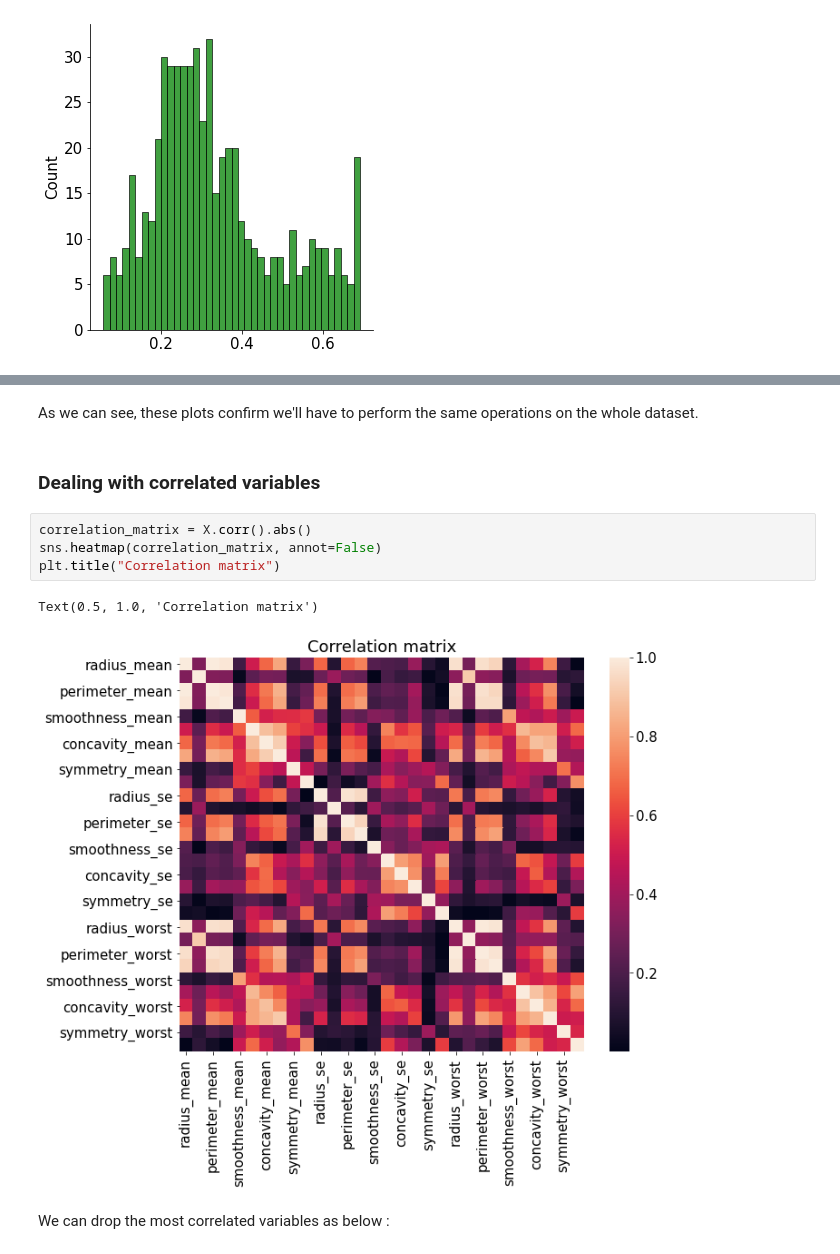
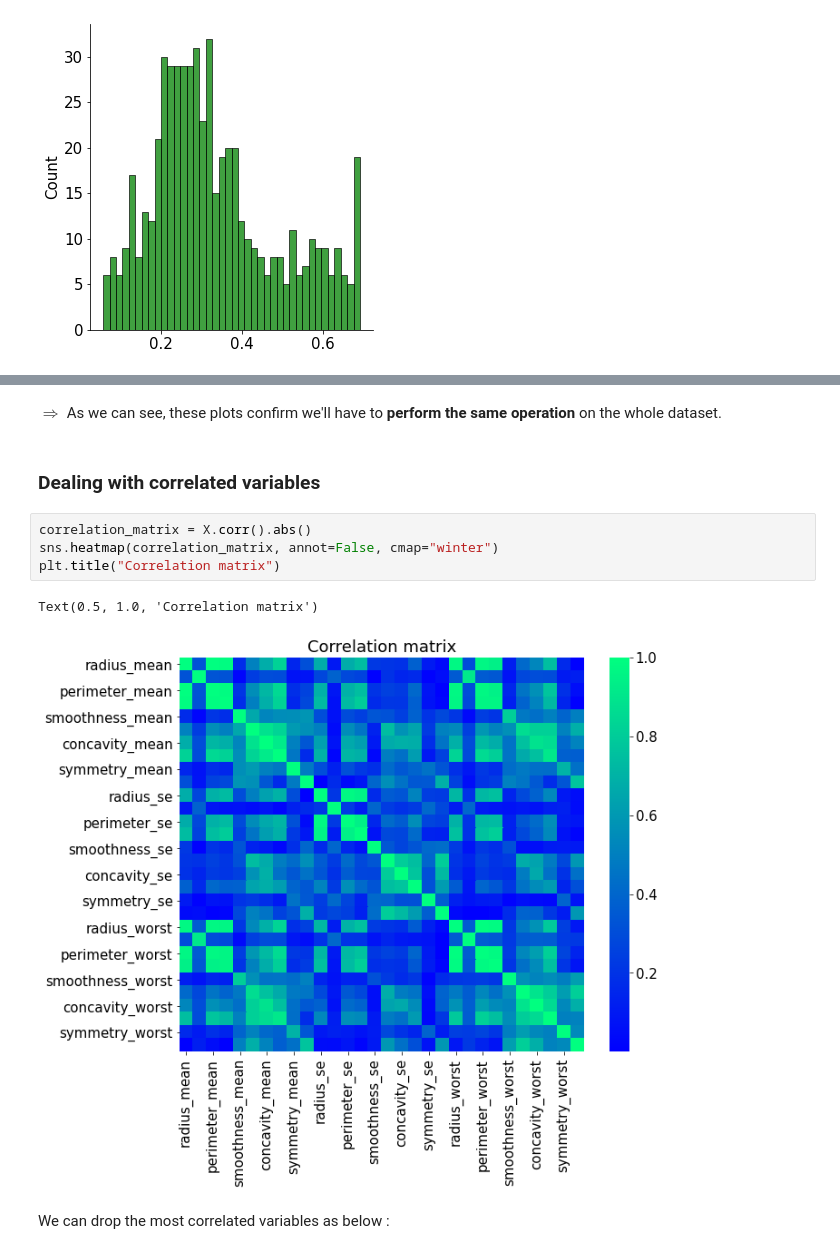
Before and after one commit to lcsrodriguez/intro-ml-assignment, a Jupyter notebook: assignment.ipynb, the cells around one changed output, grey strips where cells are left out. Drawn from its saved outputs; the diff is of its cells as text.

```diff
--- a/assignment.ipynb
+++ b/assignment.ipynb
@@ -697,14 +702,14 @@ for i in range(ax.shape[0]):
 # %% [markdown]
-As we can see, these plots confirm we'll have to perform the same operations on the whole dataset.
+$\Longrightarrow$ As we can see, these plots confirm we'll have to **perform the same operation** on the whole dataset.
 # %% [markdown]
 ### Dealing with correlated variables
 # %%
 correlation_matrix = X.corr().abs()
-sns.heatmap(correlation_matrix, annot=False)
+sns.heatmap(correlation_matrix, annot=False, cmap="winter")
 plt.title("Correlation matrix")
 # %% [output]
 Text(0.5, 1.0, 'Correlation matrix')
-[figure, old version]
+[figure, new version]
 # %% [markdown]
 We can drop the most correlated variables as below :
 # %%
```
Also changed, not shown: parts of 13 cells of this notebook.
